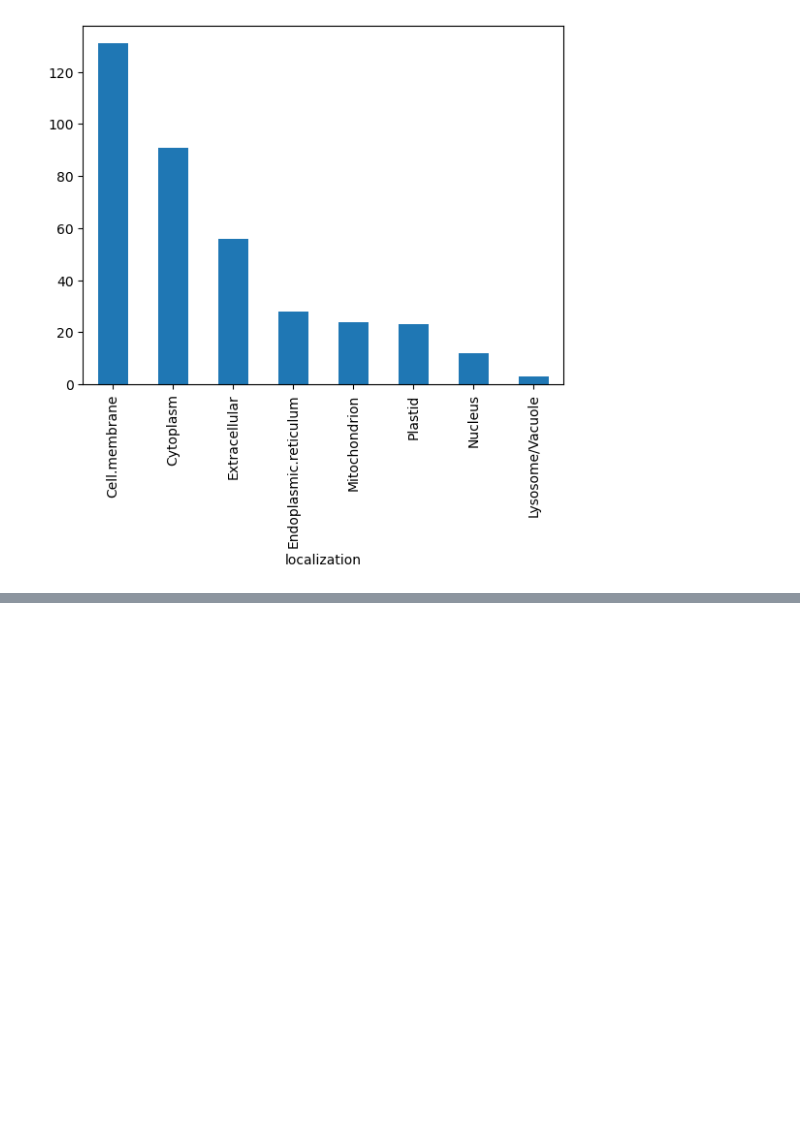
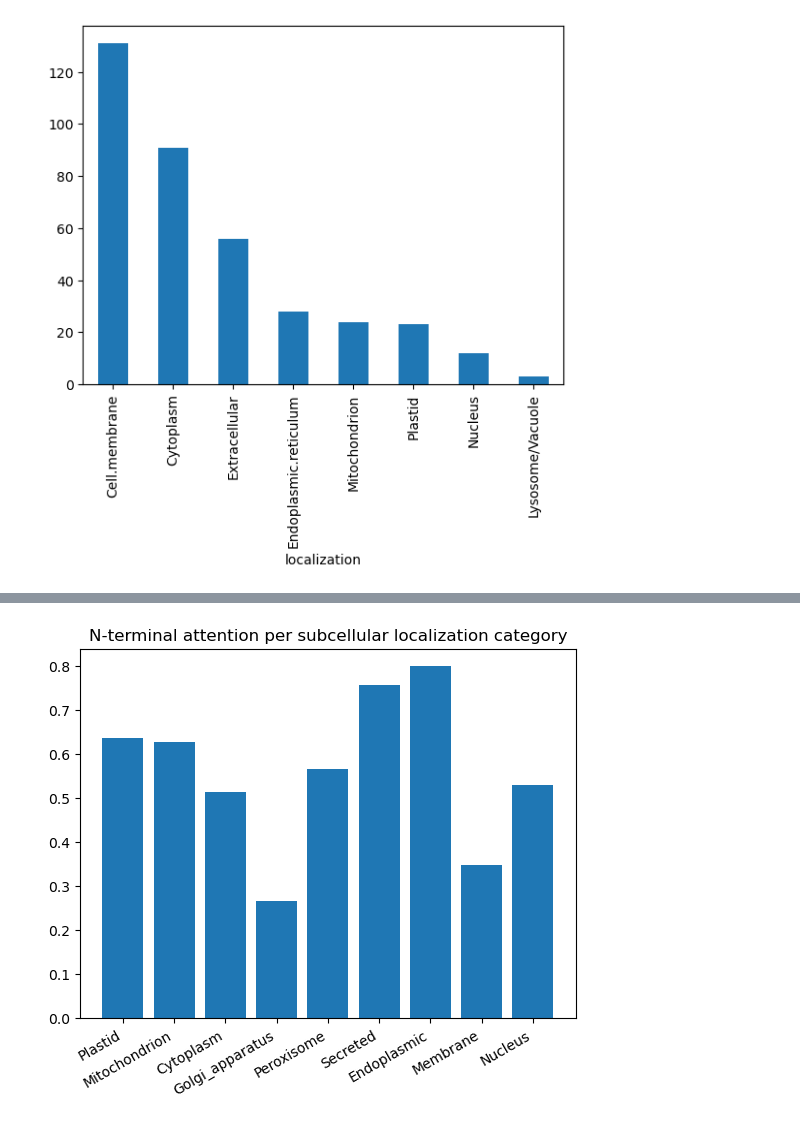
Before and after one commit to Delft-iGEM/utp-sequence-analysis, a Jupyter notebook: localizations.ipynb, the cells around one changed output, grey strips where cells are left out. Saved outputs shown, nothing was run; the diff lists cells and outputs as text; code cells hidden in the pictures; blank space fills up the shorter version.

Commit message:
process localization data

```diff
--- a/localizations.ipynb
+++ b/localizations.ipynb
@@ -36,0 +170,21 @@ plt.show()
+# %%
+n_term_frac = 0.2
+subcell_loc_categories = set(list(sub_cellular_predictions.values())[0].keys())
+
+n_term_attn_per_cat = {}
+for cat in subcell_loc_categories:
+    seq_ids = [k for k, v in sub_cellular_predictions.items() if cat == max(v.keys(), key=lambda x: v[x])]
+    attn = {k: attention_weights[k] for k in seq_ids}
+    attn_x, attn_y = compute_attention_per_normalized_position(attn)
+    if sum(attn_y) == 0:
+        continue
+    n_terminal_attention = sum(attn_y[:int(len(attn_y) * n_term_frac)])
+    non_n_terminal_attention = sum(attn_y[int(len(attn_y) * n_term_frac):])
+    n_term_attn_per_cat[cat] = n_terminal_attention / non_n_terminal_attention
+
+plt.bar(n_term_attn_per_cat.keys(), n_term_attn_per_cat.values())
+plt.xticks(rotation=30, ha='right')
+plt.title("N-terminal attention per subcellular localization category")
+plt.show()
+# %% [output]
+[figure, added]
```
Also changed, not shown: parts of 12 cells of this notebook, 1 other file.
